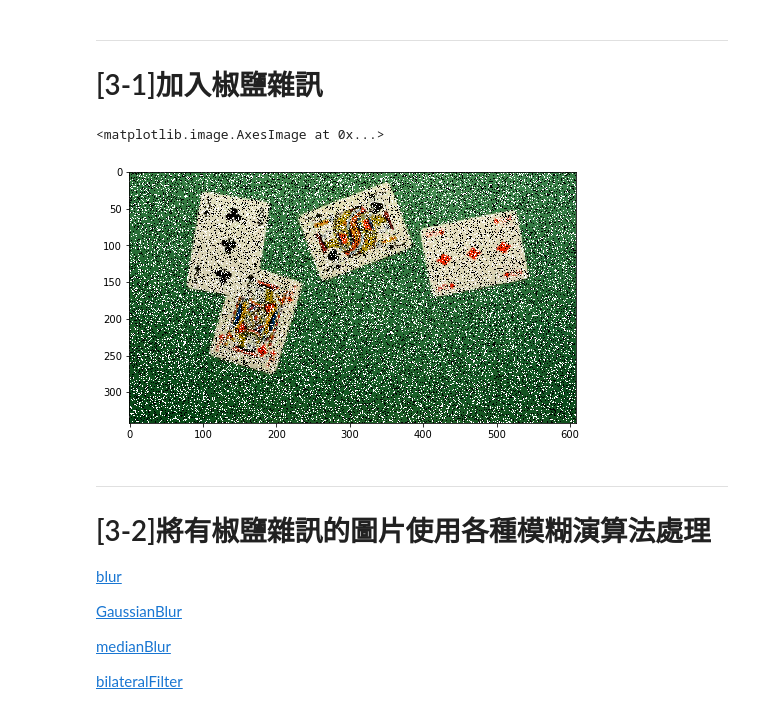
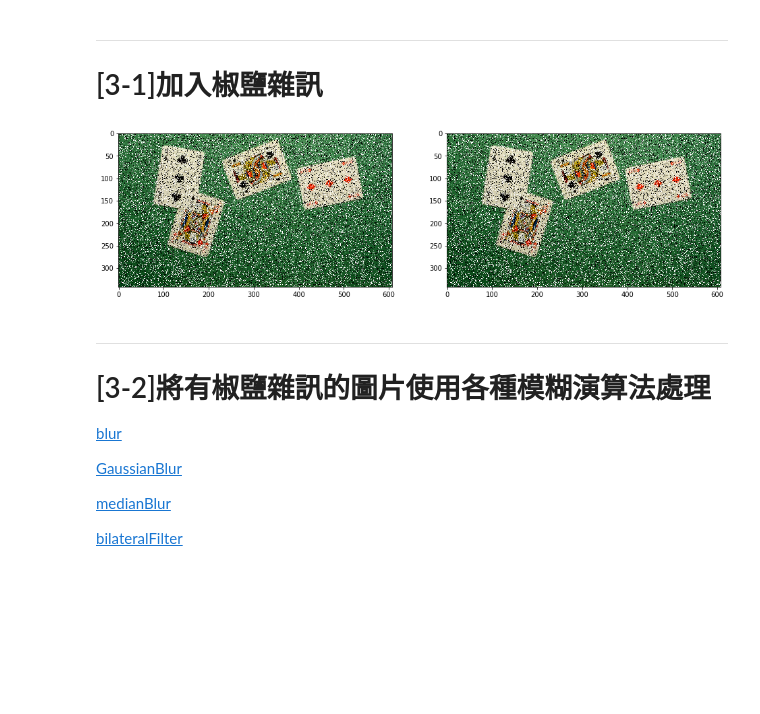
Before and after one commit to huohsien/AIA_CVCNN, a Jupyter notebook: part1/00_computer_vision/CV2.ipynb, the cells around one changed output. Saved outputs shown, nothing was run; the diff lists cells and outputs as text; code cells hidden in the pictures; blank space fills up the shorter version.

Commit message:
test code in CV2.ipnb. upgrade random_intergers to randit and found the difference. also clarified np array assignment is just pointer. if a new copy is needed, np.copy() function should be used

```diff
--- a/part1/00_computer_vision/CV2.ipynb
+++ b/part1/00_computer_vision/CV2.ipynb
@@ -257,34 +257,37 @@ plt.show()
 # %%
 import cv2
 from numpy import random
 from numpy import shape
 from matplotlib import pyplot as plt
 
 
 image = cv2.imread('poker.jpg',cv2.IMREAD_UNCHANGED)
 image = cv2.cvtColor(image, cv2.COLOR_BGR2RGB)
 img = image
 
 def PepperandSalt(src,percetage):
     NoiseImg=src
     NoiseNum=int(percetage*src.shape[0]*src.shape[1])
     for i in range(NoiseNum):
-        randX=random.random_integers(0,src.shape[0]-1)
-        randY=random.random_integers(0,src.shape[1]-1)
-        if random.random_integers(0,1)<=0.5:
+        # random_integers(a,b) == randit(a,b+1)!!!
+        randX=random.randint(0,src.shape[0])
+        randY=random.randint(0,src.shape[1])
+        if random.randint(0,2)<=0.5:
             NoiseImg[randX,randY]=0
         else:
             NoiseImg[randX,randY]=255
     return NoiseImg
 
 img_noise=PepperandSalt(img,0.3)
 
+plt.figure(figsize=(16,8))
+plt.subplot(1,2,1)
+ax=plt.imshow(image)
 
-plt.figure(figsize=(8,8))
-plt.imshow(img_noise)
+plt.subplot(1,2,2)
+ax=plt.imshow(img_noise)
 # %% [output]
-<matplotlib.image.AxesImage at 0x...>
-[figure, old version]
+[figure, new version]
 # %% [markdown]
 ***
 [3-2]將有椒鹽雜訊的圖片使用各種模糊演算法處理
```
